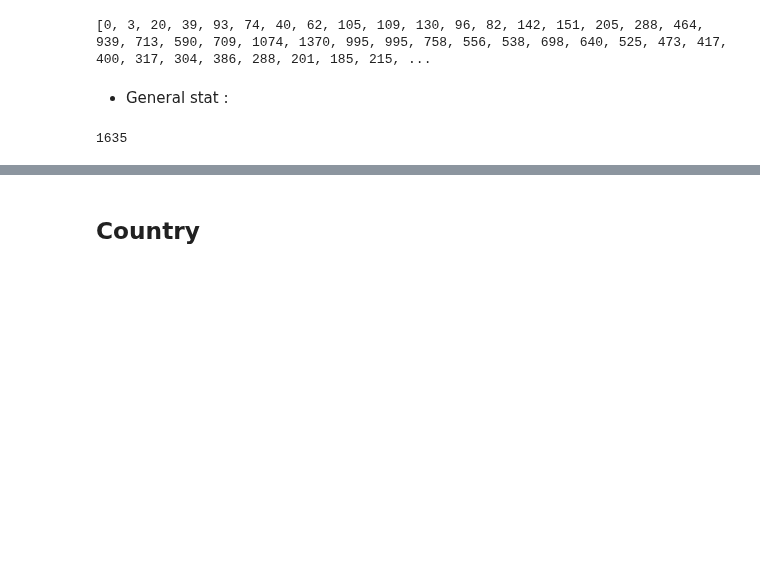
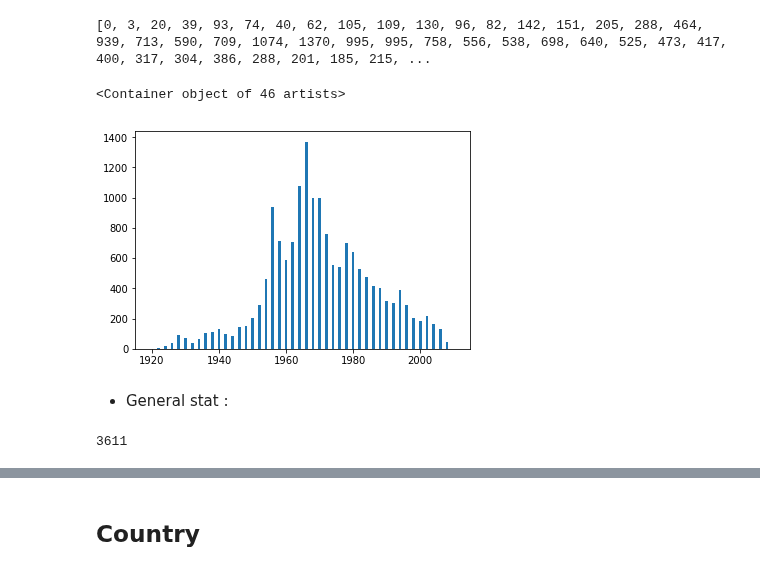
Before and after one commit to padesplaces/ada2017, a Jupyter notebook: project/Data Analysis.ipynb, the cells around one changed output, grey strips where cells are left out. Saved outputs shown, nothing was run; the diff lists cells and outputs as text; code cells hidden in the pictures; blank space fills up the shorter version.

```diff
--- a/project/Data Analysis.ipynb
+++ b/project/Data Analysis.ipynb
@@ -196,6 +196,11 @@ for couple_years in range(1920,2011,2):
 print(covers_per_original_year)
 # %% [output]
 [0, 3, 20, 39, 93, 74, 40, 62, 105, 109, 130, 96, 82, 142, 151, 205, 288, 464, 939, 713, 590, 709, 1074, 1370, 995, 995, 758, 556, 538, 698, 640, 525, 473, 417, 400, 317, 304, 386, 288, 201, 185, 215, ...
+# %%
+plt.bar(range(1920,2011,2),covers_per_original_year)
+# %% [output]
+<Container object of 46 artists>
+[figure, added]
 # %% [markdown]
 * General stat :
 # %%
@@ -205,13 +210,11 @@ for id_clique, clique in df_valid_year.groupby(level=0):
     if ((clique.status=="original").sum() < 1) | ((clique.status=="cover").sum() < 1):
         continue
     og_year = clique[clique.status=="original"].year.astype(int)[0]
-    nb_same = ((clique.status=="cover") & (clique.year.astype(int)-og_year < 10)).sum()
-    if nb_same >= clique.shape[0]/2:
-        same_decade+=1
+    same_decade += ((clique.status=="cover") & (clique.year.astype(int)-og_year < 10)).sum()
 
 print(same_decade)
 # %% [output]
-1635
+3611
 # %%
 print("Percentage of covers recorded more than 10 years after the original song :", 100*(1-same_decade/df.shape[0]), "%")
 # %% [output]
```
Also changed, not shown: parts of 7 cells of this notebook, 1 other file.
